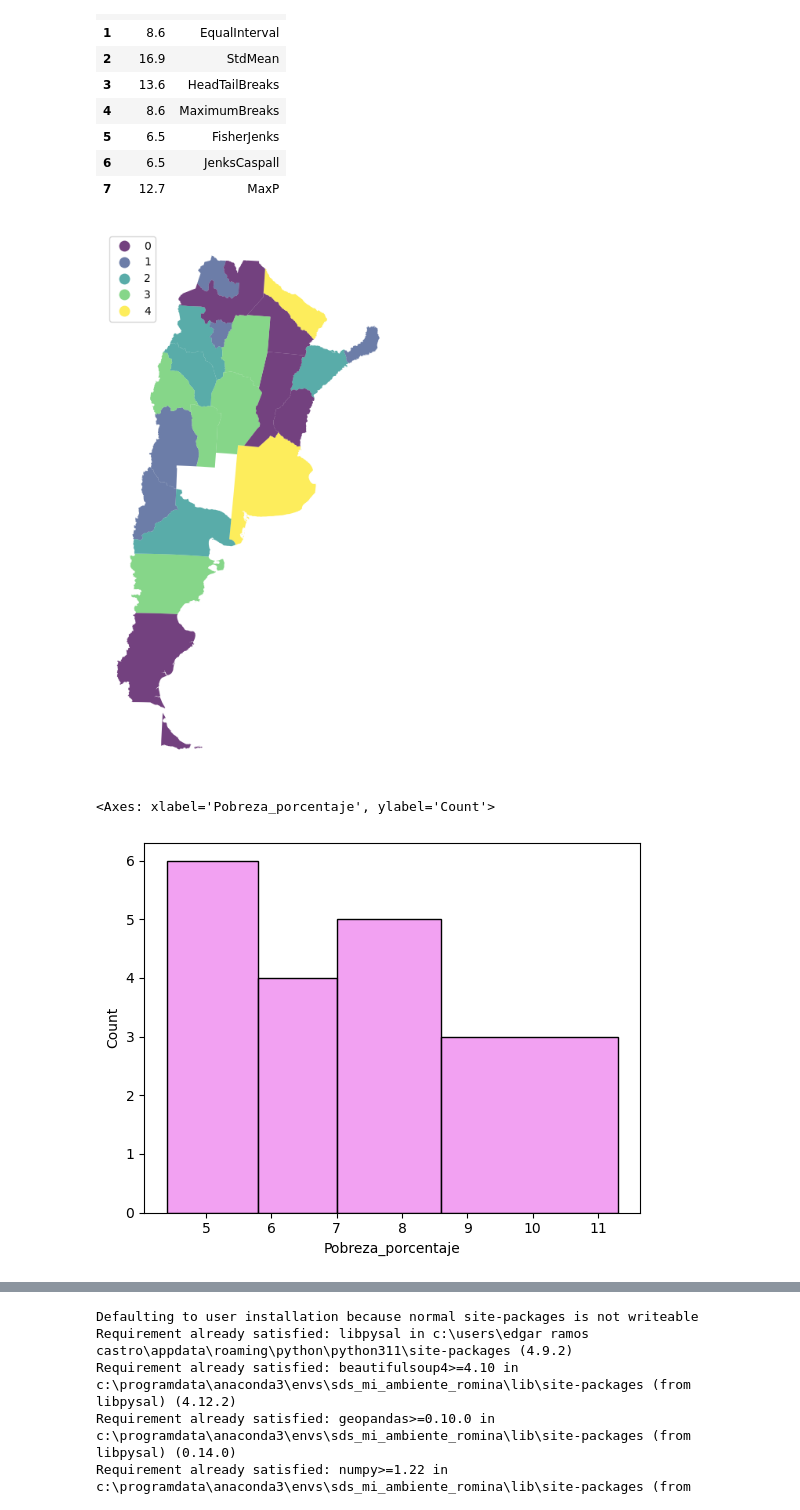
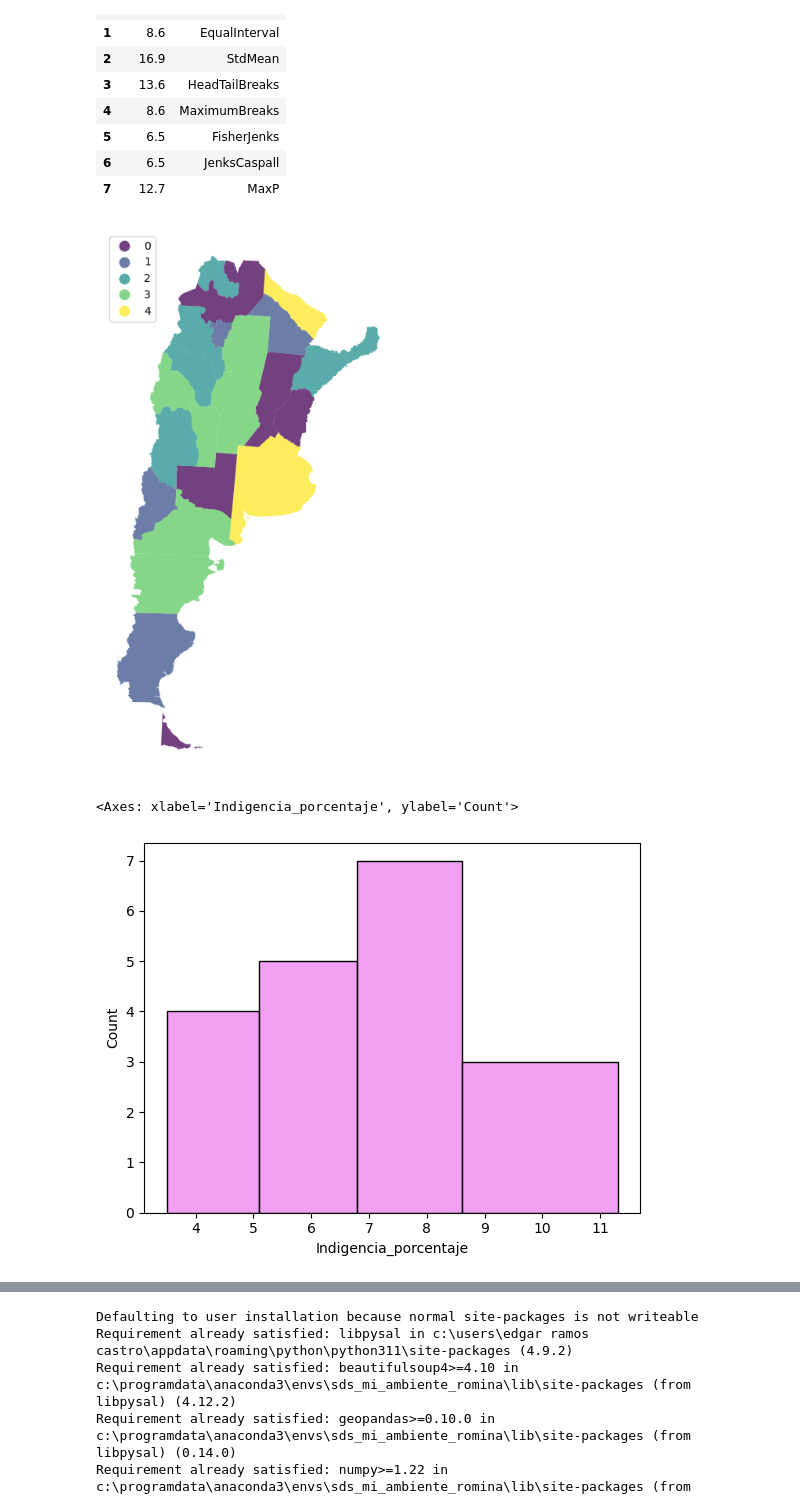
Before and after one commit to Romina300/TareaFinal_2, a Jupyter notebook: TareaFinal_parte2.ipynb, the cells around one changed output, grey strips where cells are left out. Drawn from its saved outputs; the diff is of its cells as text; code cells hidden in the pictures.

```diff
--- a/TareaFinal_parte2.ipynb
+++ b/TareaFinal_parte2.ipynb
@@ -73,6 +73,6 @@ base_datos.head()
 | 3 | Entre Ríos | 0,836 | 5 | 3,4 | 2019 | Argentina |
 | 4 | Santa Fe | 0,841 | 25 | 3,5 | 2019 | Argentina |
 # %%
-base_datos.rename(columns={'Pobreza_personas(%)':'Pobreza_porcentaje'},inplace=True)
+base_datos.rename(columns={'Indigencia_personas(%)':'Indigencia_porcentaje', 'muertes_Tuberculosis':'muertes_Tub'},inplace=True)
 base_datos.head()
 # %% [output]
@@ -254,4 +255,4 @@ Name: IDH_2019, dtype: object
 import re
 commaToDotP=lambda xString:float(re.sub(",",".",xString))
 #provinciasGDF2.IDH_2019.apply(commaToDotP)
-provinciasGDF2[['IDH_2019','Pobreza_porcentaje']]=provinciasGDF2.loc[:,['IDH_2019','Pobreza_porcentaje']].applymap(commaToDotP)
+provinciasGDF2[['IDH_2019','Indigencia_porcentaje','muertes_Tuberculosis']]=provinciasGDF2.loc[:,['IDH_2019','Indigencia_porcentaje','muertes_Tuberculosis']].applymap(commaToDotP)
@@ -298,7 +301,7 @@ np.random.seed(12345) # so we all get the same results!
 
 # let's try 5 intervals
 K=5
-theVar=provinciasGDF2['Pobreza_porcentaje']
+theVar=provinciasGDF2['Indigencia_porcentaje']
 # same interval width, easy interpretation
 ei5 = mapclassify.EqualInterval(theVar, k=K)
 # same interval width based on standard deviation, easy - but not as the previous one, poor when high skewness
@@ -356,13 +359,13 @@ adcms #este es para ver el error
 | 7 | 12.7 | MaxP |
 # %%
 #el jenk caspall y el FisherJenks tienen el error mas pequeño
-provinciasGDF2['Pobreza_porcentaje_jc5'] = jc5.yb
+provinciasGDF2['Indigencia_porcentaje_jc5'] = jc5.yb
 # %%
 # Ahora, se grafica el mapa con las clasificaciones
 import matplotlib.pyplot as plt
 
 f, ax = plt.subplots(1, figsize=(9, 9))
-provinciasGDF2.plot(column='Pobreza_porcentaje_jc5',
+provinciasGDF2.plot(column='Indigencia_porcentaje_jc5',
         cmap='viridis',
         categorical=True,
         edgecolor='white',
@@ -375,17 +378,17 @@ provinciasGDF2.plot(column='Pobreza_porcentaje_jc5',
 
 ax.set_axis_off()
 # %% [output]
-[figure, old version]
+[figure, new version]
 # %%
 #Histograma
 # %%
 jc5_bins=list(jc5.bins)
 # %%
 import seaborn as sea
-sea.histplot(provinciasGDF2.Pobreza_porcentaje, bins=jc5_bins,color='violet')
+sea.histplot(provinciasGDF2.Indigencia_porcentaje, bins=jc5_bins,color='violet')
 # %% [output]
-<Axes: xlabel='Pobreza_porcentaje', ylabel='Count'>
+<Axes: xlabel='Indigencia_porcentaje', ylabel='Count'>
-[figure, old version]
+[figure, new version]
 # %% [markdown]
 ### Exercise 7
 
```
Also changed, not shown: parts of 49 cells of this notebook, 1 other file.
